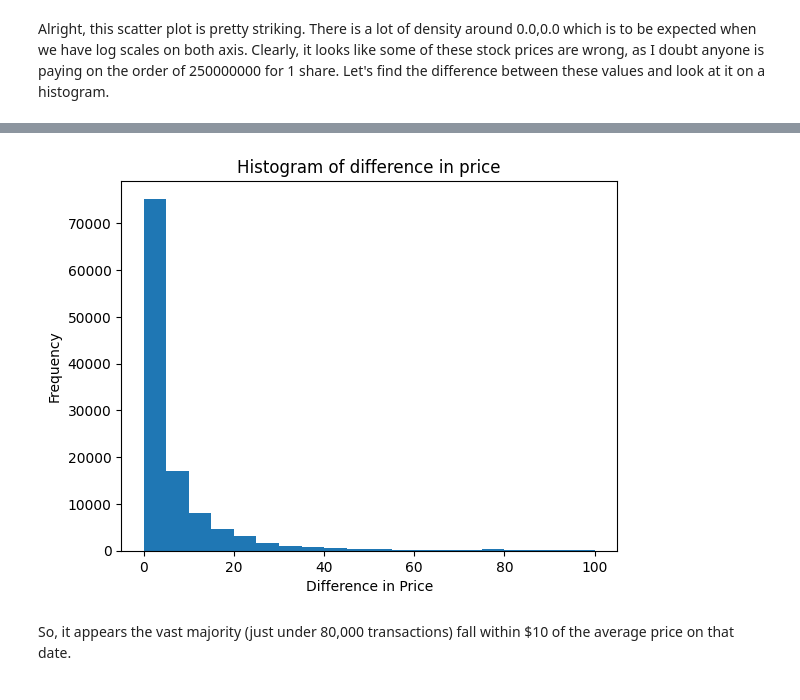
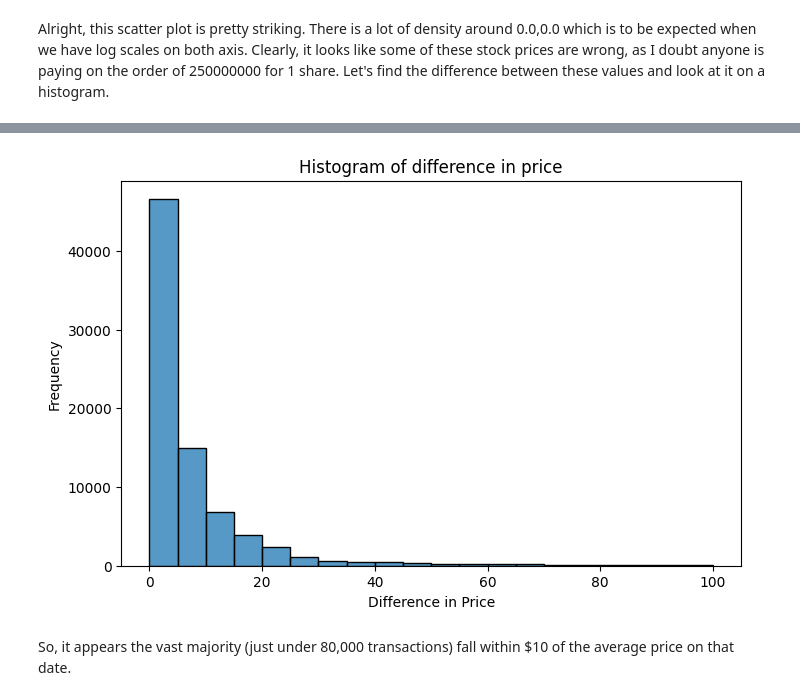
Before and after one commit to tmacpherson6/Do-Insiders-Know-Something-We-Dont, a Jupyter notebook: Thomas_EDA.ipynb, the cells around one changed output, grey strips where cells are left out. Saved outputs shown, nothing was run; the diff lists cells and outputs as text; code cells hidden in the pictures.

```diff
--- a/Thomas_EDA.ipynb
+++ b/Thomas_EDA.ipynb
@@ -128,7 +129,10 @@ The max date is 2027-07-27 00:00:00
 # %% [markdown]
 Okay, these are both way off. It may be easier to inspect these visually. Let's see if it would be a good idea to limit these transactions to between 01-01-2006 and 03-31-2025 (End of Q1).
 # %%
-plt.scatter(pd.to_datetime(cs_df['Transaction Date'],format='%d-%b-%y'), pd.to_datetime(cs_df['Period of Report'],format='%d-%b-%y'), alpha =0.2)
+cs_df['Transaction Date'] = pd.to_datetime(cs_df['Transaction Date'],format='%d-%b-%y')
+cs_df['Period of Report'] = pd.to_datetime(cs_df['Period of Report'],format='%d-%b-%y')
+plt.figure(figsize=(8,6))
+sns.scatterplot(data = cs_df, x = 'Transaction Date', y = 'Period of Report', alpha =0.2)
 plt.xlabel('Transaction Date')
 plt.ylabel('Period of Report')
 plt.title('Dates of trannsactions')
@@ -164,5 +169,5 @@ Okay, the first thing we need to do is drop all transactions where the average p
 # %%
-filtered_date = filtered_date[filtered_date['average_price_per_share']>0.0]
+filtered_date = filtered_date[filtered_date['average_price_per_share']>5.0]
 min_price_per_share = filtered_date['average_price_per_share'].min()
 max_price_per_share = filtered_date['average_price_per_share'].max()
 print(f"Min price: {min_price_per_share}; Max price: {max_price_per_share}")
@@ -193,12 +199,12 @@ plt.show()
 # %%
-plt.figure()
-plt.hist(filtered_date['diff_purchase_price'],bins=20,range=(0,100))
+plt.figure(figsize = (8,5))
+sns.histplot(data=filtered_date, x='diff_purchase_price',bins=20,binrange=(0,100))
 plt.xlabel('Difference in Price')
 plt.ylabel('Frequency')
 plt.title('Histogram of difference in price')
 plt.show()
 # %% [output]
-[figure, old version]
+[figure, new version]
 # %% [markdown]
 So, it appears the vast majority (just under 80,000 transactions) fall within $10 of the average price on that date.
 # %%
```
Also changed, not shown: parts of 23 cells of this notebook.
